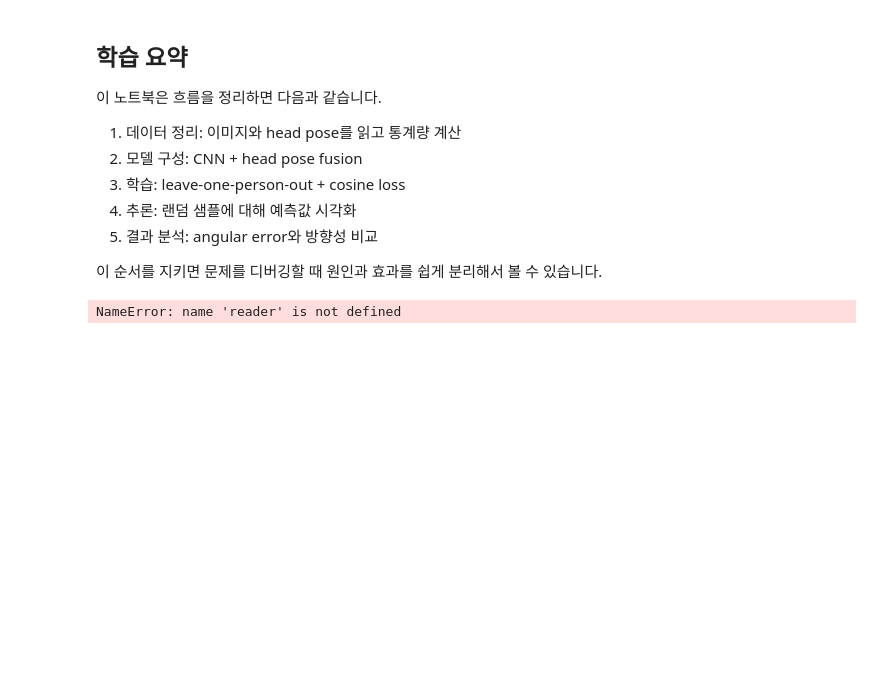
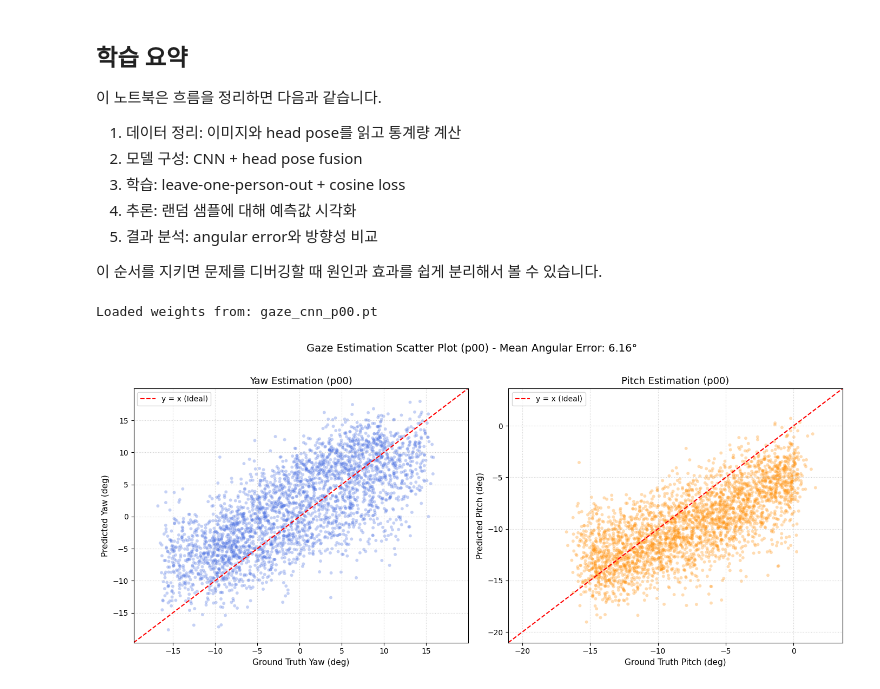
Before and after one commit to fundia1/gaze_estimation, a Jupyter notebook: main.ipynb, the cells around one changed output. Saved outputs shown, nothing was run; the diff lists cells and outputs as text; code cells hidden in the pictures; blank space fills up the shorter version.

```diff
--- a/main.ipynb
+++ b/main.ipynb
@@ -453,6 +488,15 @@ Loaded model: gaze_cnn_p00.pt
 # %%
 # 4) 테스트 데이터셋 전체(또는 지정된 fold)에 대한 모델 추론 결과 산점도 시각화
 test_person = "p00"
+train_people = [p for p in PERSONS if p != test_person]
+
+# 학습 데이터셋 기준 mean/std 정규화 통계량 계산 및 적용
+img_mean, img_std, head_mean, head_std = compute_stats_for_persons(train_people)
+img_mean_t = torch.from_numpy(img_mean).float()
+img_std_t = torch.from_numpy(img_std).float()
+head_mean_t = torch.from_numpy(head_mean).float()
+head_std_t = torch.from_numpy(head_std).float()
+
 test_dataset = reader.loader([str(LABEL_ROOT / f"{test_person}.label")], str(IMAGE_ROOT))
 test_loader = DataLoader(test_dataset, batch_size=256, shuffle=False, num_workers=2)
 
@@ -466,7 +510,7 @@ if not model_path.exists():
         model_path = candidates[0]
 
 if model_path.exists():
-    model.load_state_dict(torch.load(model_path, map_location=device))
+    model.load_state_dict(torch.load(model_path, map_location=device, weights_only=True))
     print(f"Loaded weights from: {model_path}")
 else:
     print("Warning: 저장된 가중치 파일이 없어 초기화된 모델로 추론합니다.")
@@ -480,9 +524,10 @@ with torch.no_grad():
     for info, label in test_loader:
         eye = info["eye"].float()
         head = info["head_pose"].float()
-        if IMG_MEAN is not None:
-            eye = (eye - torch.from_numpy(IMG_MEAN).float()) / torch.from_numpy(IMG_STD).float()
-            head = (head - torch.from_numpy(HEAD_MEAN).float()) / torch.from_numpy(HEAD_STD).float()
+
+        # 정규화 적용 (학습 fold의 mean/std 기준)
+        eye = (eye - img_mean_t) / img_std_t
+        head = (head - head_mean_t) / head_std_t
 
         pred = model(eye.to(device), head.to(device))
         preds.append(pred.cpu().numpy())
@@ -503,31 +548,32 @@ fig, axes = plt.subplots(1, 2, figsize=(14, 6))
 # 1) Yaw (정답 vs 예측)
 axes[0].scatter(targets_deg[:, 0], preds_deg[:, 0], alpha=0.3, color="royalblue", edgecolors="none", s=18)
 yaw_min = min(targets_deg[:, 0].min(), preds_deg[:, 0].min()) - 2
 yaw_max = max(targets_deg[:, 0].max(), preds_deg[:, 0].max()) + 2
 axes[0].plot([yaw_min, yaw_max], [yaw_min, yaw_max], "r--", linewidth=1.5, label="y = x (Ideal)")
 axes[0].set_title(f"Yaw Estimation ({test_person})", fontsize=13)
 axes[0].set_xlabel("Ground Truth Yaw (deg)", fontsize=11)
 axes[0].set_ylabel("Predicted Yaw (deg)", fontsize=11)
 axes[0].set_xlim(yaw_min, yaw_max)
 axes[0].set_ylim(yaw_min, yaw_max)
 axes[0].legend(loc="upper left")
 axes[0].grid(True, linestyle=":", alpha=0.6)
 
 # 2) Pitch (정답 vs 예측)
 axes[1].scatter(targets_deg[:, 1], preds_deg[:, 1], alpha=0.3, color="darkorange", edgecolors="none", s=18)
 pitch_min = min(targets_deg[:, 1].min(), preds_deg[:, 1].min()) - 2
 pitch_max = max(targets_deg[:, 1].max(), preds_deg[:, 1].max()) + 2
 axes[1].plot([pitch_min, pitch_max], [pitch_min, pitch_max], "r--", linewidth=1.5, label="y = x (Ideal)")
 axes[1].set_title(f"Pitch Estimation ({test_person})", fontsize=13)
 axes[1].set_xlabel("Ground Truth Pitch (deg)", fontsize=11)
 axes[1].set_ylabel("Predicted Pitch (deg)", fontsize=11)
 axes[1].set_xlim(pitch_min, pitch_max)
 axes[1].set_ylim(pitch_min, pitch_max)
 axes[1].legend(loc="upper left")
 axes[1].grid(True, linestyle=":", alpha=0.6)
 
 plt.suptitle(f"Gaze Estimation Scatter Plot ({test_person}) - Mean Angular Error: {mean_err:.2f}°", fontsize=14, y=1.02)
 plt.tight_layout()
 plt.show()
 # %% [output]
-NameError: name 'reader' is not defined
+Loaded weights from: gaze_cnn_p00.pt
+[figure, added]
```
Also changed, not shown: parts of 4 cells of this notebook, 16 other files.
